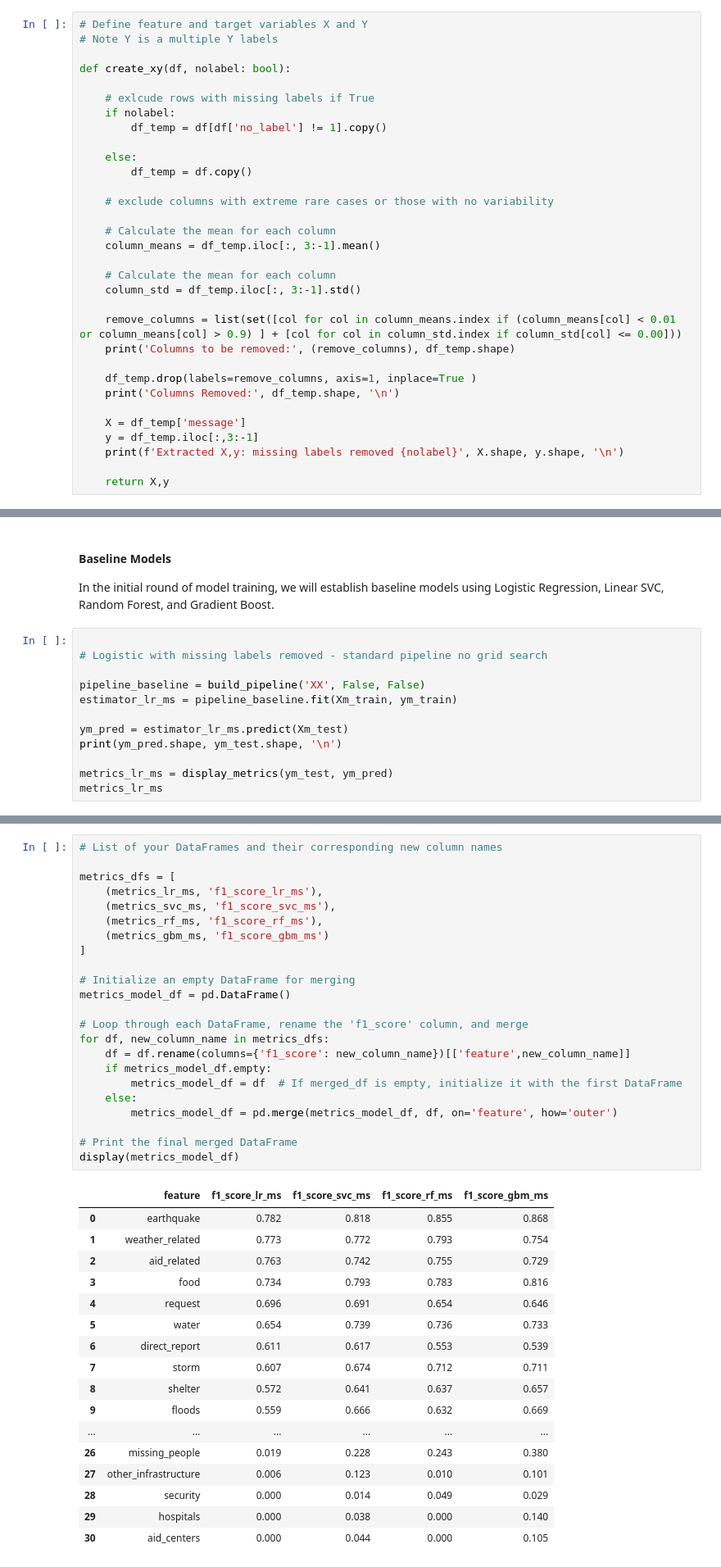
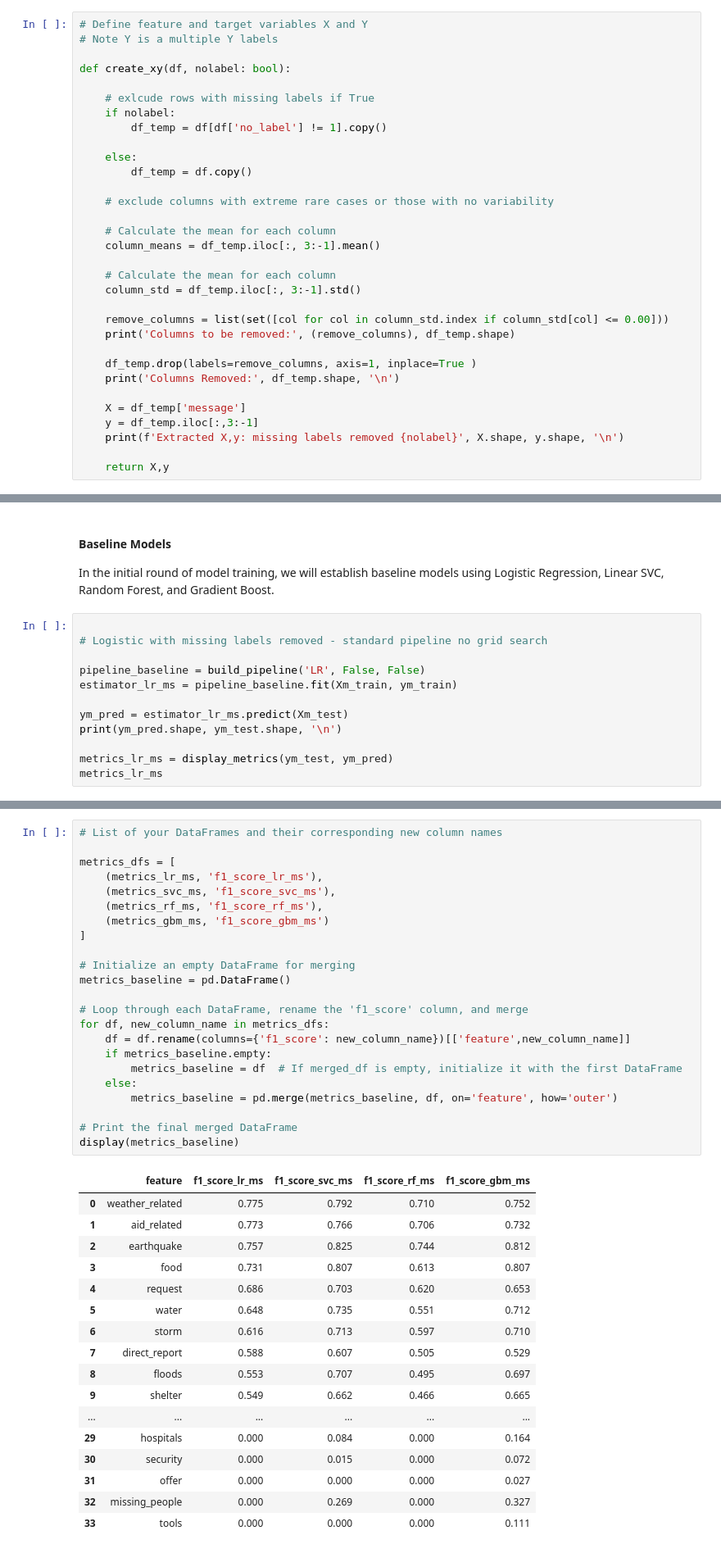
Before and after one commit to TheAnalyticCraft/Disaster-Response-Pipeline-Project, a Jupyter notebook: notebook/ML Pipeline Preparation.ipynb, the cells around one changed output, grey strips where cells are left out. Shown: that part at 82% size. Cells and saved outputs as stored; diff of their text form.

```diff
--- a/notebook/ML Pipeline Preparation.ipynb
+++ b/notebook/ML Pipeline Preparation.ipynb
@@ -217,7 +217,7 @@ def create_xy(df, nolabel: bool):
     # Calculate the mean for each column
     column_std = df_temp.iloc[:, 3:-1].std()
 
-    remove_columns = list(set([col for col in column_means.index if (column_means[col] < 0.01 or column_means[col] > 0.9) ] + [col for col in column_std.index if column_std[col] <= 0.00]))
+    remove_columns = list(set([col for col in column_std.index if column_std[col] <= 0.00]))
     print('Columns to be removed:', (remove_columns), df_temp.shape)
 
     df_temp.drop(labels=remove_columns, axis=1, inplace=True )
@@ -766,7 +812,7 @@ In the initial round of model training, we will establish baseline models using
 
 # Logistic with missing labels removed - standard pipeline no grid search
 
-pipeline_baseline = build_pipeline('XX', False, False)
+pipeline_baseline = build_pipeline('LR', False, False)
 estimator_lr_ms = pipeline_baseline.fit(Xm_train, ym_train)
 
 ym_pred = estimator_lr_ms.predict(Xm_test)
@@ -928,43 +943,43 @@ Model Performance:
 # %%
 # List of your DataFrames and their corresponding new column names
 
 metrics_dfs = [
     (metrics_lr_ms, 'f1_score_lr_ms'),
     (metrics_svc_ms, 'f1_score_svc_ms'),
     (metrics_rf_ms, 'f1_score_rf_ms'),
     (metrics_gbm_ms, 'f1_score_gbm_ms')
 ]
 
 # Initialize an empty DataFrame for merging
-metrics_model_df = pd.DataFrame()
+metrics_baseline = pd.DataFrame()
 
 # Loop through each DataFrame, rename the 'f1_score' column, and merge
 for df, new_column_name in metrics_dfs:
     df = df.rename(columns={'f1_score': new_column_name})[['feature',new_column_name]]
-    if metrics_model_df.empty:
-        metrics_model_df = df  # If merged_df is empty, initialize it with the first DataFrame
+    if metrics_baseline.empty:
+        metrics_baseline = df  # If merged_df is empty, initialize it with the first DataFrame
     else:
-        metrics_model_df = pd.merge(metrics_model_df, df, on='feature', how='outer')
+        metrics_baseline = pd.merge(metrics_baseline, df, on='feature', how='outer')
 
 # Print the final merged DataFrame
-display(metrics_model_df)
+display(metrics_baseline)
 # %% [output]
 |  | feature | f1_score_lr_ms | f1_score_svc_ms | f1_score_rf_ms | f1_score_gbm_ms |
-| 0 | earthquake | 0.782 | 0.818 | 0.855 | 0.868 |
-| 1 | weather_related | 0.773 | 0.772 | 0.793 | 0.754 |
-| 2 | aid_related | 0.763 | 0.742 | 0.755 | 0.729 |
-| 3 | food | 0.734 | 0.793 | 0.783 | 0.816 |
-| 4 | request | 0.696 | 0.691 | 0.654 | 0.646 |
-| 5 | water | 0.654 | 0.739 | 0.736 | 0.733 |
-| 6 | direct_report | 0.611 | 0.617 | 0.553 | 0.539 |
-| 7 | storm | 0.607 | 0.674 | 0.712 | 0.711 |
-| 8 | shelter | 0.572 | 0.641 | 0.637 | 0.657 |
-| 9 | floods | 0.559 | 0.666 | 0.632 | 0.669 |
+| 0 | weather_related | 0.775 | 0.792 | 0.710 | 0.752 |
+| 1 | aid_related | 0.773 | 0.766 | 0.706 | 0.732 |
+| 2 | earthquake | 0.757 | 0.825 | 0.744 | 0.812 |
+| 3 | food | 0.731 | 0.807 | 0.613 | 0.807 |
+| 4 | request | 0.686 | 0.703 | 0.620 | 0.653 |
+| 5 | water | 0.648 | 0.735 | 0.551 | 0.712 |
+| 6 | storm | 0.616 | 0.713 | 0.597 | 0.710 |
+| 7 | direct_report | 0.588 | 0.607 | 0.505 | 0.529 |
+| 8 | floods | 0.553 | 0.707 | 0.495 | 0.697 |
+| 9 | shelter | 0.549 | 0.662 | 0.466 | 0.665 |
 | ... | ... | ... | ... | ... | ... |
-| 26 | missing_people | 0.019 | 0.228 | 0.243 | 0.380 |
-| 27 | other_infrastructure | 0.006 | 0.123 | 0.010 | 0.101 |
-| 28 | security | 0.000 | 0.014 | 0.049 | 0.029 |
-| 29 | hospitals | 0.000 | 0.038 | 0.000 | 0.140 |
-| 30 | aid_centers | 0.000 | 0.044 | 0.000 | 0.105 |
+| 29 | hospitals | 0.000 | 0.084 | 0.000 | 0.164 |
+| 30 | security | 0.000 | 0.015 | 0.000 | 0.072 |
+| 31 | offer | 0.000 | 0.000 | 0.000 | 0.027 |
+| 32 | missing_people | 0.000 | 0.269 | 0.000 | 0.327 |
+| 33 | tools | 0.000 | 0.000 | 0.000 | 0.111 |
 # %%
 f1_count = []
```
Also changed, not shown: parts of 43 cells of this notebook.
